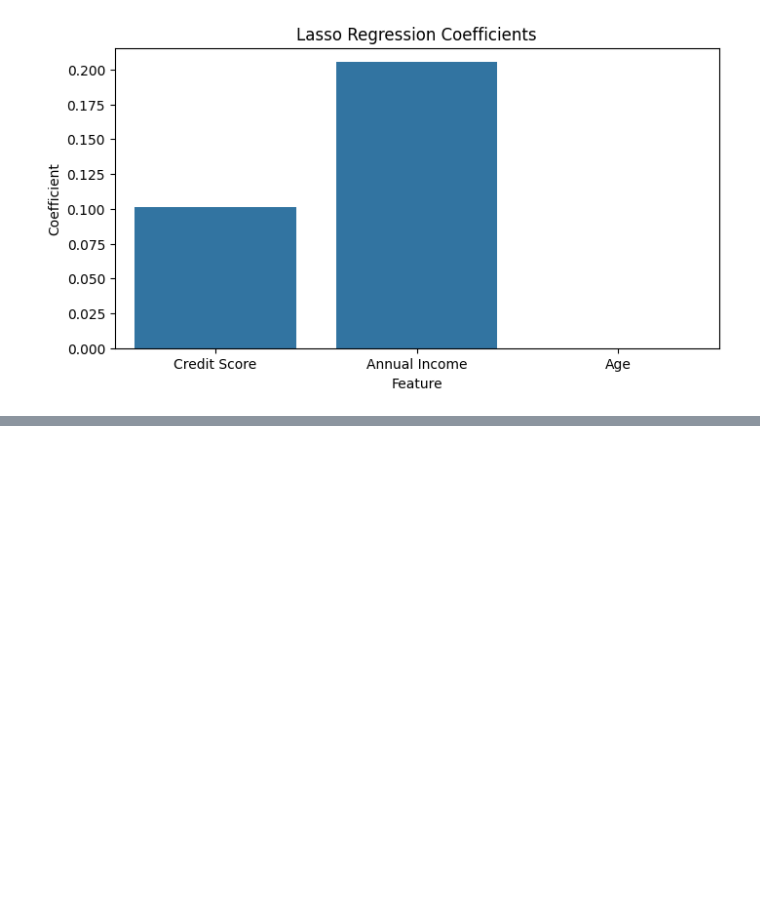
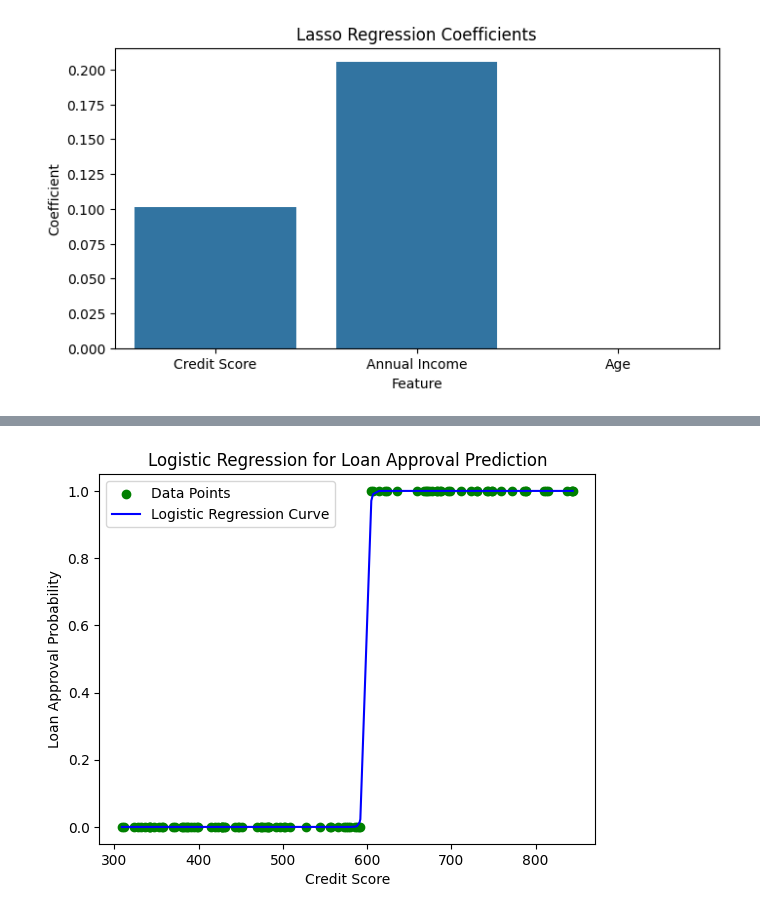
Before and after one commit to MehrdadJalali-AI/Statistics-and-Machine-Learning, a Jupyter notebook: C2_ML.ipynb, the cells around one changed output, grey strips where cells are left out. Saved outputs shown, nothing was run; the diff lists cells and outputs as text; code cells hidden in the pictures; blank space fills up the shorter version.

```diff
--- a/C2_ML.ipynb
+++ b/C2_ML.ipynb
@@ -573,0 +665,28 @@ plt.show()
+# %%
+import numpy as np
+from sklearn.linear_model import LogisticRegression
+import matplotlib.pyplot as plt
+
+# Simulate data for credit score and loan approval (1 = Approved, 0 = Not Approved)
+np.random.seed(0)
+X = np.random.randint(300, 850, 100).reshape(-1, 1)  # Credit score
+y = (X > 600).astype(int).ravel()  # Loan approval based on credit score threshold
+
+# Fit a logistic regression model
+model = LogisticRegression()
+model.fit(X, y)
+
+# Sort the values for smooth plotting
+X_sorted = np.sort(X, axis=0)
+y_proba = model.predict_proba(X_sorted)[:, 1]  # Predicted probabilities
+
+# Plot the data points and logistic regression curve
+plt.scatter(X, y, color='g', label='Data Points')
+plt.plot(X_sorted, y_proba, label='Logistic Regression Curve', color='b')
+plt.xlabel('Credit Score')
+plt.ylabel('Loan Approval Probability')
+plt.title('Logistic Regression for Loan Approval Prediction')
+plt.legend()
+plt.show()
+# %% [output]
+[figure, added]
```
Also changed, not shown: parts of 29 cells of this notebook.
